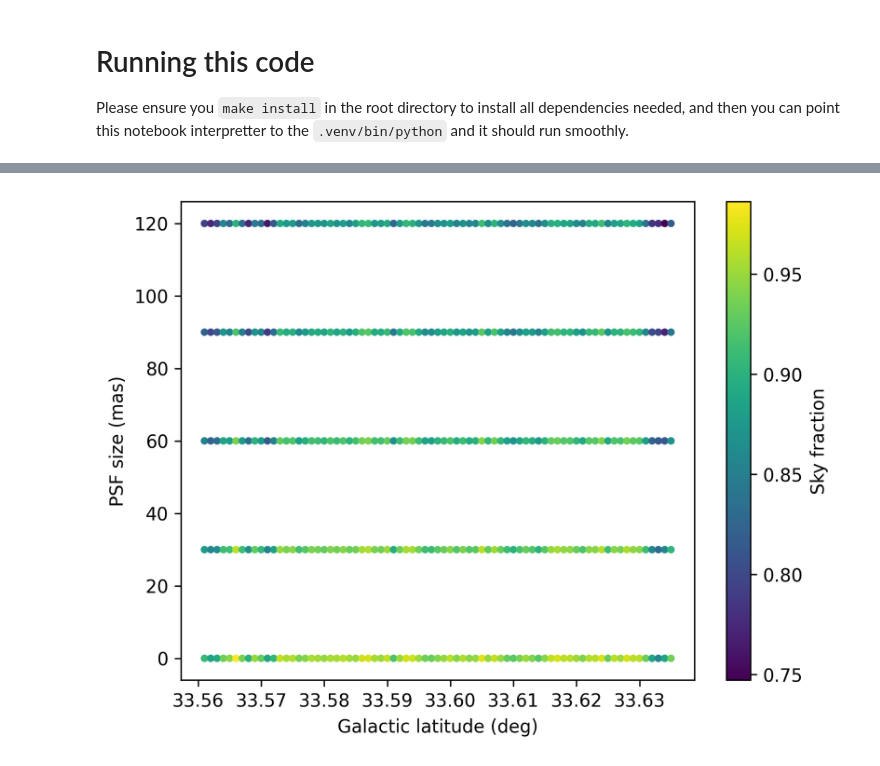
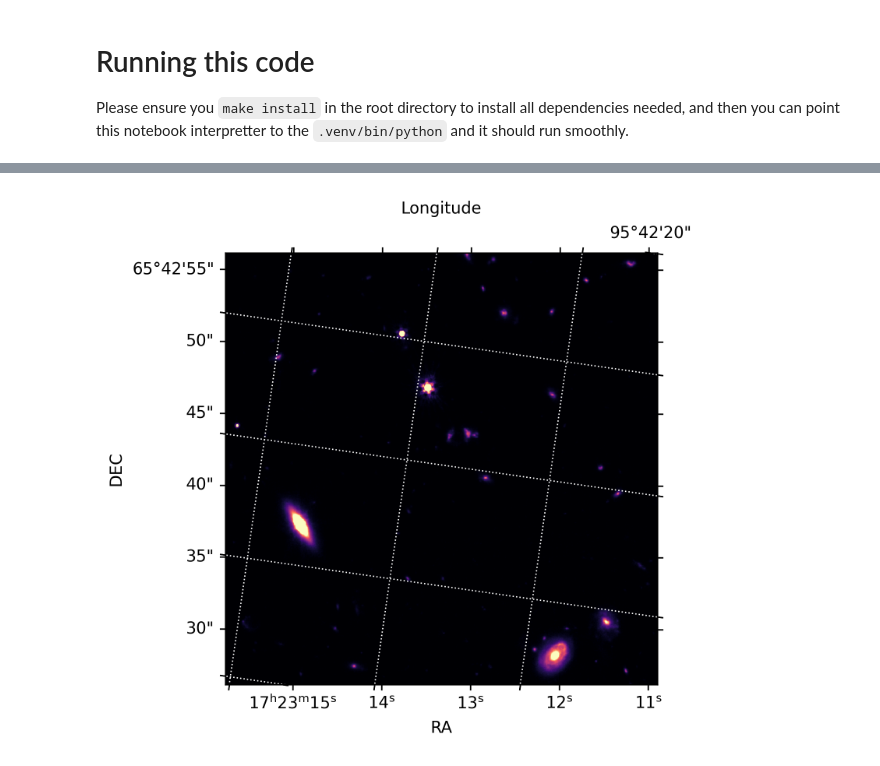
Before and after one commit to Samreay/jades-sky-fraction, a Jupyter notebook: src/jades_sky_fraction/analysis.ipynb, the cells around one changed output, grey strips where cells are left out. Drawn from its saved outputs; the diff is of its cells as text; code cells hidden in the pictures.

```diff
--- a/src/jades_sky_fraction/analysis.ipynb
+++ b/src/jades_sky_fraction/analysis.ipynb
@@ -131,10 +72,7 @@ df = pl.concat(dfs).sort("b_rounded", "psf_mas")
-# %%
-# Turn the dataframe into a 2D numpy array, with one dimension being the galactic latitude and the other being the PSF size.
-df = df.filter(pl.col("b_rounded") != pl.col("b_rounded").min())
-fig, ax = plt.subplots()
-ax.set_xlabel("Galactic latitude (deg)")
-ax.set_ylabel("PSF size (mas)")
-handle = ax.scatter(df["b_rounded"], df["psf_mas"], c=df["sky_fraction"], cmap="viridis", s=10)
-plt.colorbar(handle, label="Sky fraction");
-# %% [output]
-[figure, removed]
+# %%
+d = psf_data[0]
+bkg = sep.Background(d, mask=mask)
+data_sub = d - bkg
+plot_image(data_sub[3000:4000, 3000:4000], wcs, [])
+# %% [output]
+[figure, added]
```
Also changed, not shown: parts of 8 cells of this notebook, 1 other file.
